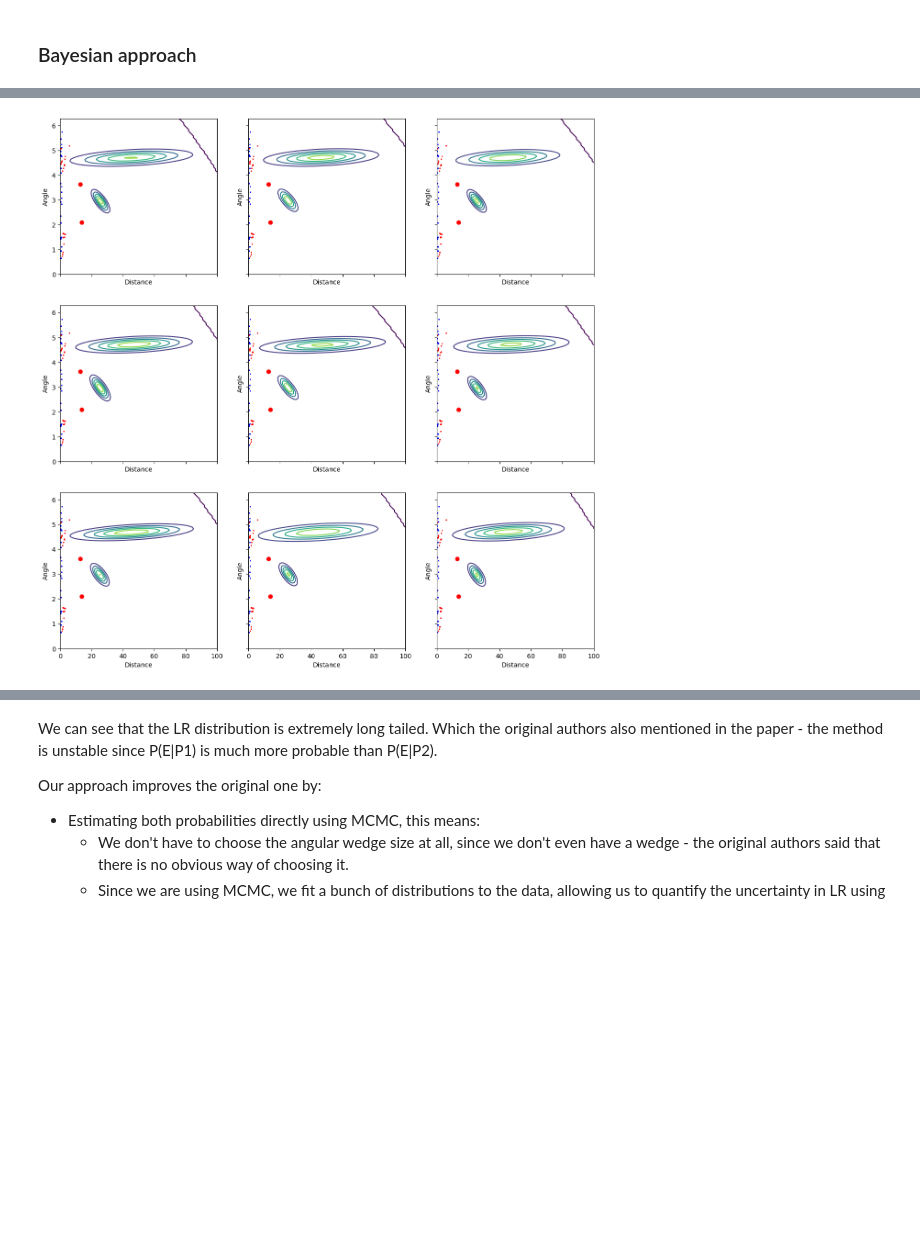
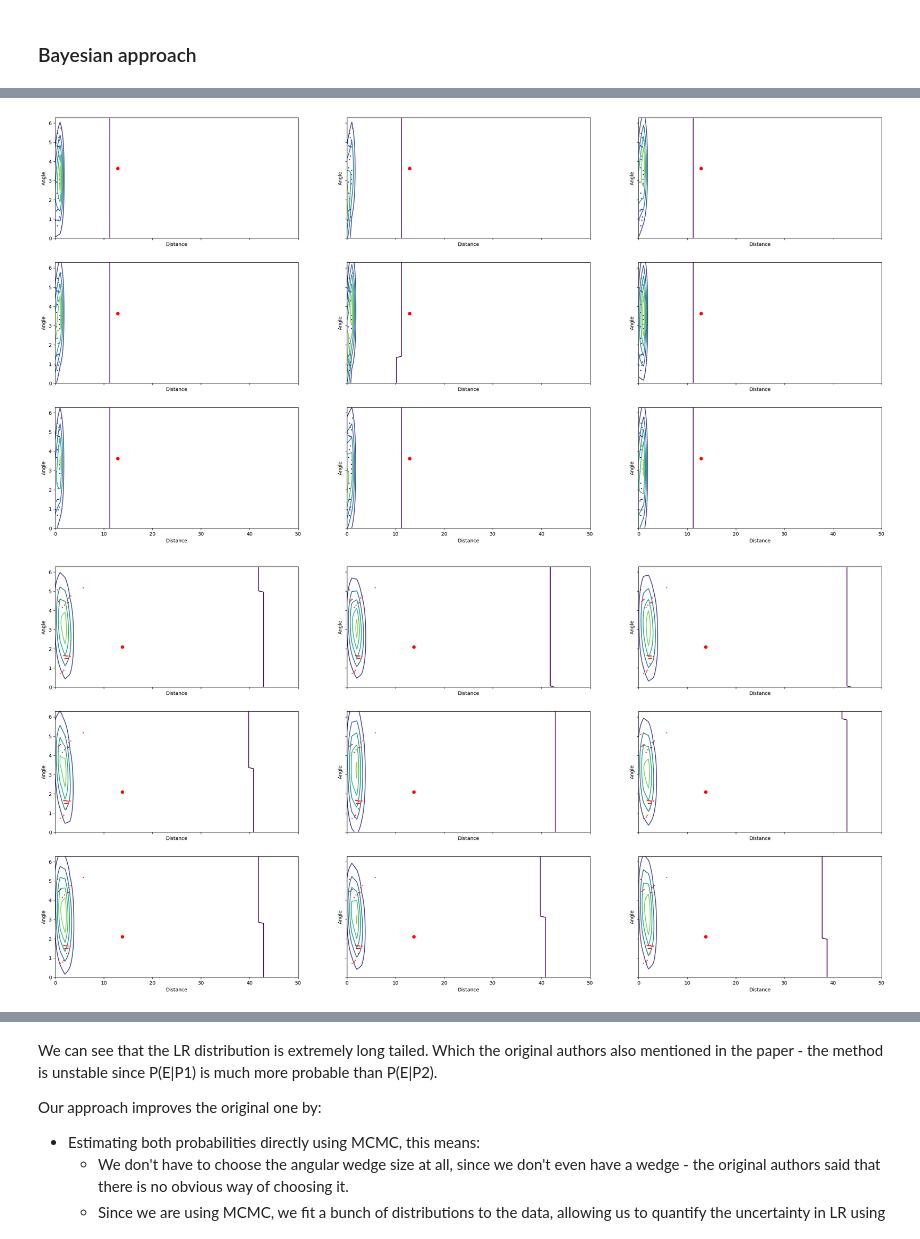
Before and after one commit to KlemenVovk/gps_evaluation, a Jupyter notebook: mainNM.ipynb, the cells around one changed output, grey strips where cells are left out. Saved outputs shown, nothing was run; the diff lists cells and outputs as text; code cells hidden in the pictures; blank space fills up the shorter version.

```diff
--- a/mainNM.ipynb
+++ b/mainNM.ipynb
@@ -183,22 +183,32 @@ for ax1 in ax.flatten():
     ax1.set_theta_direction(-1)
     ax1.set_rlabel_position(0)
 
+max_dist = max(max(df_p1["dist"]), max(df_p2["dist"]), max(df_p2["dist"]),E_dist_angle_wrt_P1[0],E_dist_angle_wrt_P2[0],E_dist_angle_wrt_P3[0])
+print(max_dist)
+max_dist+=7
+
+
 ax[0].scatter(df_p1["angle"], df_p1["dist"], label="P1 ref", color="red")
 ax[0].set_title("P1 ref points in polar w.r.t. P1")
 ax[0].scatter(E_dist_angle_wrt_P1[1], E_dist_angle_wrt_P1[0], label="E", color="yellow")
 ax[0].scatter(0, 0, label="P1", color="magenta")
+ax[0].set_rmax(max_dist)
 ax[0].legend()
+
+
 
 ax[1].scatter(df_p2["angle"], df_p2["dist"], label="P2 ref", color="blue")
 ax[1].set_title("P2 ref points in polar w.r.t. P2")
 ax[1].scatter(E_dist_angle_wrt_P2[1], E_dist_angle_wrt_P2[0], label="E", color="yellow")
 ax[1].scatter(0, 0, label="P2", color="magenta")
+ax[1].set_rmax(max_dist)
 ax[1].legend()
 
 ax[2].scatter(df_p3["angle"], df_p3["dist"], label="P3 ref", color="green")
 ax[2].set_title("P3 ref points in polar w.r.t. P3")
 ax[2].scatter(E_dist_angle_wrt_P3[1], E_dist_angle_wrt_P3[0], label="E", color="yellow")
 ax[2].scatter(0, 0, label="P3", color="magenta")
+ax[2].set_rmax(max_dist)
 ax[2].legend()
 plt.show()
 # %% [output]
@@ -419,9 +444,12 @@ Dropping 'draws_df' class as required metadata was removed.
 # Read the MCMC draws (each row, is a parametrization of a bivariate normal distribution)
 p1_draws_df = pd.read_csv(folder+'p1_draws.csv')
 p2_draws_df = pd.read_csv(folder+'p2_draws.csv')
+p3_draws_df = pd.read_csv(folder+'p3_draws.csv')
 
 # Reshape the data to mean vector and covariance matrix for each draw
 p1_mean = p1_draws_df[['mu_dist', 'mu_angle']].values
 p1_covariance = p1_draws_df[['sigma11', 'sigma12', 'sigma21', 'sigma22']].values.reshape(-1, 2, 2)
 p2_mean = p2_draws_df[['mu_dist', 'mu_angle']].values
 p2_covariance = p2_draws_df[['sigma11', 'sigma12', 'sigma21', 'sigma22']].values.reshape(-1, 2, 2)
+p3_mean = p3_draws_df[['mu_dist', 'mu_angle']].values
+p3_covariance = p3_draws_df[['sigma11', 'sigma12', 'sigma21', 'sigma22']].values.reshape(-1, 2, 2)
@@ -428,29 +465,43 @@ p2_covariance = p2_draws_df[['sigma11', 'sigma12', 'sigma21', 'sigma22']].values
 # %%
 # Create a grid of points for plotting the contours
-distance = np.linspace(0, 100, 100)
-angle = np.linspace(0, 2* math.pi, 100)
-X, Y = np.meshgrid(distance, angle)
-pos = np.empty(X.shape + (2,))
-pos[:, :, 0] = X
-pos[:, :, 1] = Y
+MAX_DISTANCE = 50
+for p in ["p1","p2","p3"]:
+    distance = np.linspace(0, MAX_DISTANCE, MAX_DISTANCE)
+    angle = np.linspace(0, 2* math.pi, 100)
+    X, Y = np.meshgrid(distance, angle)
+    pos = np.empty(X.shape + (2,))
+    pos[:, :, 0] = X
+    pos[:, :, 1] = Y
 
-# Sample points from the multivariate normal parametrized by the draws
-zs = []
-# Plot 9 random fitted bivariate normal distributions
-fig, ax = plt.subplots(3,3, figsize=(15, 15), sharex=True, sharey=True)
-for ax1 in ax.flatten():
-    i = np.random.choice(range(len(p1_mean)))
-    Z = stats.multivariate_normal.pdf(pos, mean=p1_mean[i], cov=p1_covariance[i])
-    ax1.contour(X, Y, Z, 5)
-    Z = stats.multivariate_normal.pdf(pos, mean=p2_mean[i], cov=p2_covariance[i])
-    ax1.contour(X, Y, Z, 5)
-    ax1.set_xlabel('Distance')
-    ax1.set_ylabel('Angle')
+    # Sample points from the multivariate normal parametrized by the draws
+    zs = []
+    # Plot 9 random fitted bivariate normal distributions
+    fig, ax = plt.subplots(3,3, figsize=(30, 15), sharex=True, sharey=True)
+    for ax1 in ax.flatten():
+        i = np.random.choice(range(len(p1_mean)))
 
-    # Plot the points
-    ax1.scatter(df_p1['dist'], df_p1['angle'], c='b', label='P1 ref', s=1)
-    ax1.scatter(df_p2['dist'], df_p2['angle'], c='r', label='P2 ref', s=1)
-    ax1.scatter(E_dist_angle_wrt_P1[0], E_dist_angle_wrt_P1[1], c='r', label='P1')
-    ax1.scatter(E_dist_angle_wrt_P2[0], E_dist_angle_wrt_P2[1], c='r', label='P2')
+
+
+        ax1.set_xlabel('Distance')
+        ax1.set_ylabel('Angle')
+
+        # Plot the points
+        if p == "p1":
+            ax1.scatter(df_p1['dist'], df_p1['angle'], c='b', label='P1 ref', s=1)
+            ax1.scatter(E_dist_angle_wrt_P1[0], E_dist_angle_wrt_P1[1], c='r', label='P1')
+            Z = stats.multivariate_normal.pdf(pos, mean=p1_mean[i], cov=p1_covariance[i])
+            ax1.contour(X, Y, Z, 5)
+        elif p == "p2":
+            ax1.scatter(df_p2['dist'], df_p2['angle'], c='r', label='P2 ref', s=1)
+            ax1.scatter(E_dist_angle_wrt_P2[0], E_dist_angle_wrt_P2[1], c='r', label='P2')
+            Z = stats.multivariate_normal.pdf(pos, mean=p2_mean[i], cov=p2_covariance[i])
+            ax1.contour(X, Y, Z, 5)
+        elif p == "p3":
+            ax1.scatter(df_p3['dist'], df_p3['angle'], c='g', label='P3 ref', s=1)
+            ax1.scatter(E_dist_angle_wrt_P3[0], E_dist_angle_wrt_P3[1], c='r', label='P3')
+            Z = stats.multivariate_normal.pdf(pos, mean=p3_mean[i], cov=p3_covariance[i])
+            ax1.contour(X, Y, Z, 5)
+    plt.show()
 # %% [output]
-[figure, old version]
+[figure, new version]
+[figure, added]
```
Also changed, not shown: parts of 5 cells of this notebook, 1 other file.
